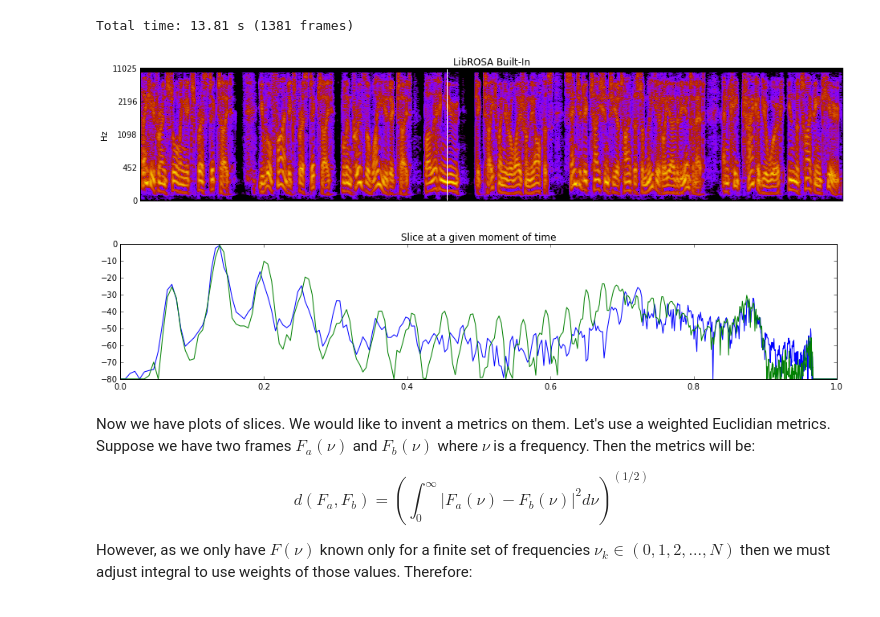
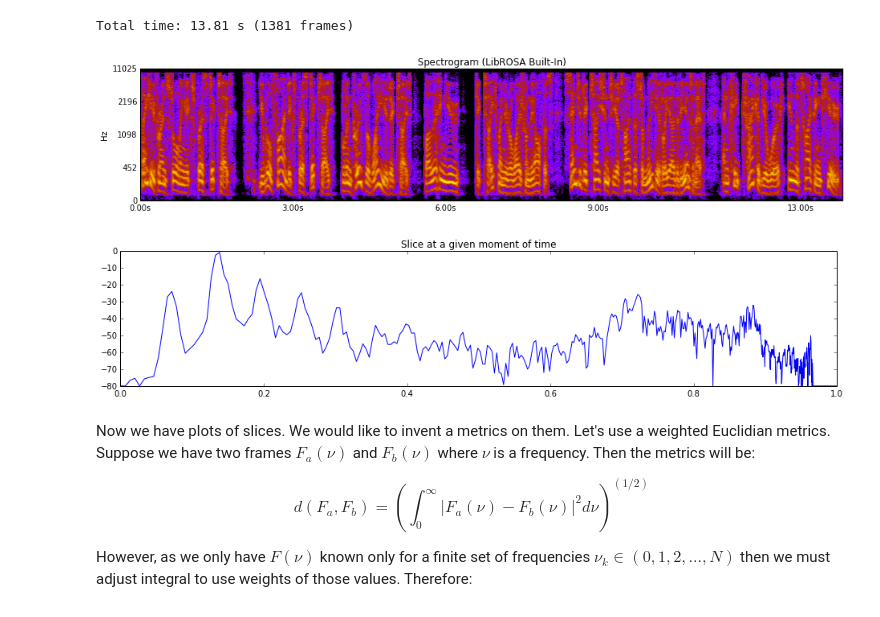
Before and after one commit to dair-targ/hesitation, a Jupyter notebook: clustering-speech.ipynb, the cells around one changed output. Cells and saved outputs as stored; diff of their text form; code cells hidden in the pictures.

```diff
--- a/clustering-speech.ipynb
+++ b/clustering-speech.ipynb
@@ -20,35 +21,32 @@ data, sr = librosa.load(input_path)
 total_length = second(float(len(data)) / float(sr))
 number_of_frames = int(total_length / ear_time_resolution)
 print 'Total time: %s (%d frames)' % (total_length, number_of_frames)
+
+def show_time_ticks():
+    ticks = np.arange(second(0.0), total_length, second(1.0)) / second(1.0)
+    librosa.display.time_ticks(ticks * prepared_data.shape[1] / (total_length / second(1.0)), ticks)
 # %% [output]
 Total time: 13.81 s (1381 frames)
 # %%
 stft_data = librosa.stft(data, hop_length=hop_length)
 # %%
-slice_point = 1330
-
 plt.figure(figsize=(16, 3))
-plt.title('LibROSA Built-In')
+plt.title('Spectrogram (LibROSA Built-In)')
 prepared_data = librosa.logamplitude(np.abs(stft_data)**2, ref_power=np.max)
 lf_space = 1.0 - np.logspace(0.0, -np.log2(prepared_data.shape[0]), num=prepared_data.shape[0], base=2.0)
-plt.axvline(slice_point, color='white')
 librosa.display.specshow(prepared_data, y_axis='log', cmap='gnuplot')
+show_time_ticks()
 plt.show()
-
-def plot_slice(t):
-    slice_data = prepared_data[:,t]
-    plt.plot(lf_space, slice_data)
-
-plt.figure(figsize=(16, 3))
-plt.title('Slice at a given moment of time')
-plot_slice(1330)
-plot_slice(1340)
-#plot_slice(1730)
-#plot_slice(1830)
-plt.show()
 # %% [output]
-[figure, old version]
+[figure, new version]
-[figure, removed]
+# %%
+t = 1330
+plt.figure(figsize=(16, 3))
+plt.plot(lf_space, prepared_data[:,t])
+plt.title('Slice at a given moment of time')
+plt.show()
+# %% [output]
+[figure, added]
 # %% [markdown]
 Now we have plots of slices. We would like to invent a metrics on them. Let's use a weighted Euclidian metrics. Suppose we have two frames $F_a(\nu)$ and $F_b(\nu)$ where $\nu$ is a frequency. Then the metrics will be:
 
```
Also changed, not shown: parts of 17 cells of this notebook, 5 other files.
